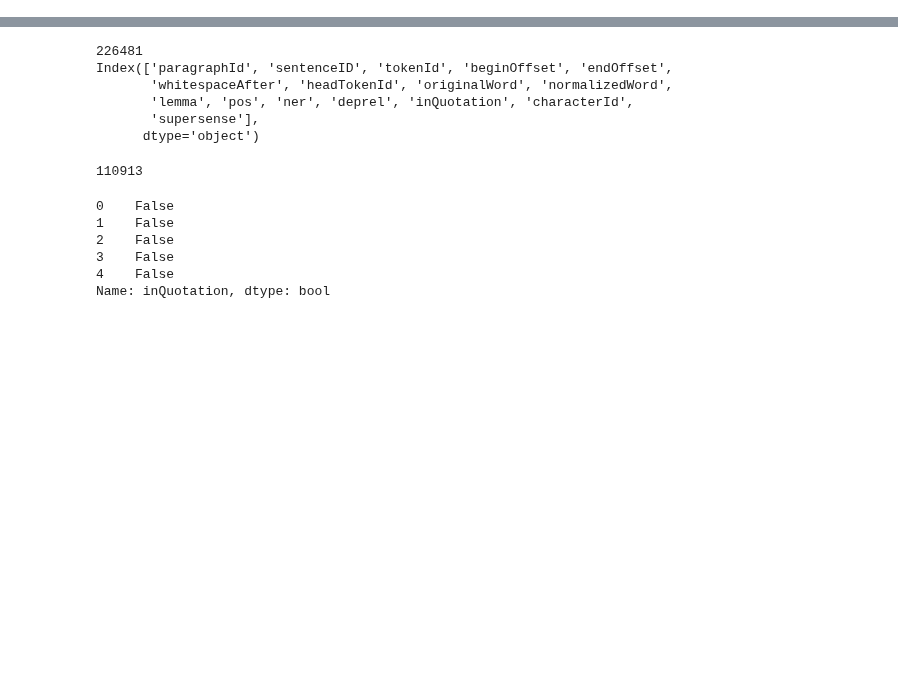
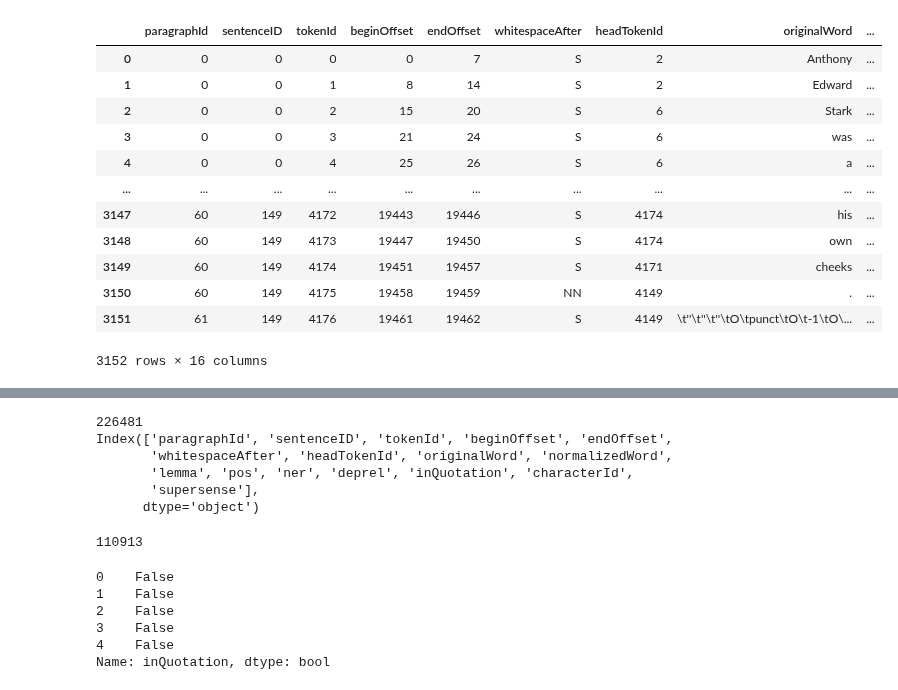
Before and after one commit to michaelmilleryoder/fanfiction-scripts, a Jupyter notebook: jupyter/booknlp.ipynb, the cells around one changed output, grey strips where cells are left out. Cells and saved outputs as stored; diff of their text form; code cells hidden in the pictures; blank space fills up the shorter version.

```diff
--- a/jupyter/booknlp.ipynb
+++ b/jupyter/booknlp.ipynb
@@ -0,0 +25,22 @@
+# %%
+# Load original tokens file
+import pandas as pd
+
+fpath = '/projects/book-nlp/data/tokens/annotated_10fandom_test_old/allmarvel_606106.tokens'
+
+token_data = pd.read_csv(fpath, sep='\t')
+token_data
+# %% [output]
+|  | paragraphId | sentenceID | tokenId | beginOffset | endOffset | whitespaceAfter | headTokenId | originalWord | ... |
+| 0 | 0 | 0 | 0 | 0 | 7 | S | 2 | Anthony | ... |
+| 1 | 0 | 0 | 1 | 8 | 14 | S | 2 | Edward | ... |
+| 2 | 0 | 0 | 2 | 15 | 20 | S | 6 | Stark | ... |
+| 3 | 0 | 0 | 3 | 21 | 24 | S | 6 | was | ... |
+| 4 | 0 | 0 | 4 | 25 | 26 | S | 6 | a | ... |
+| ... | ... | ... | ... | ... | ... | ... | ... | ... | ... |
+| 3147 | 60 | 149 | 4172 | 19443 | 19446 | S | 4174 | his | ... |
+| 3148 | 60 | 149 | 4173 | 19447 | 19450 | S | 4174 | own | ... |
+| 3149 | 60 | 149 | 4174 | 19451 | 19457 | S | 4171 | cheeks | ... |
+| 3150 | 60 | 149 | 4175 | 19458 | 19459 | NN | 4149 | . | ... |
+| 3151 | 61 | 149 | 4176 | 19461 | 19462 | S | 4149 | \t''\t''\t''\tO\tpunct\tO\t-1\tO\... | ... |
+3152 rows × 16 columns
```
Also changed, not shown: parts of 7 cells of this notebook, 2 other files.
